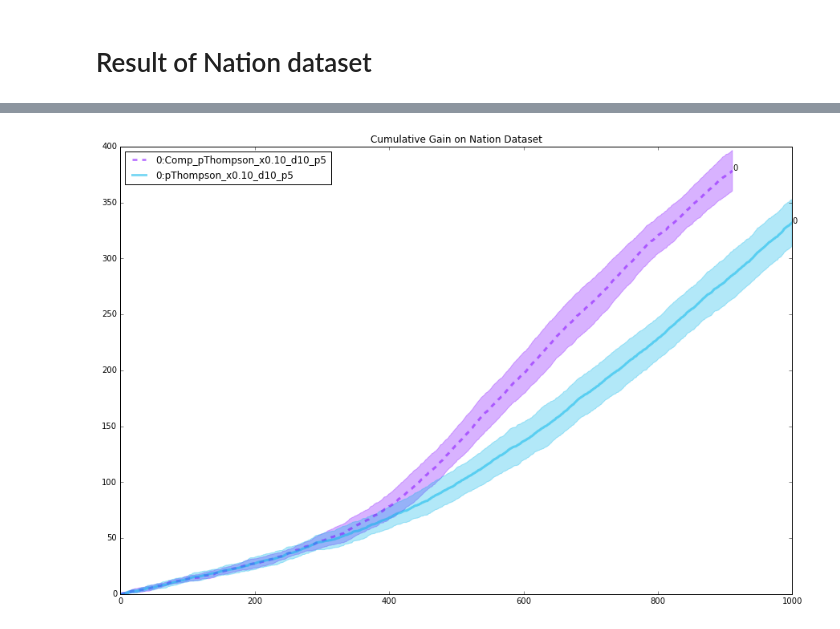
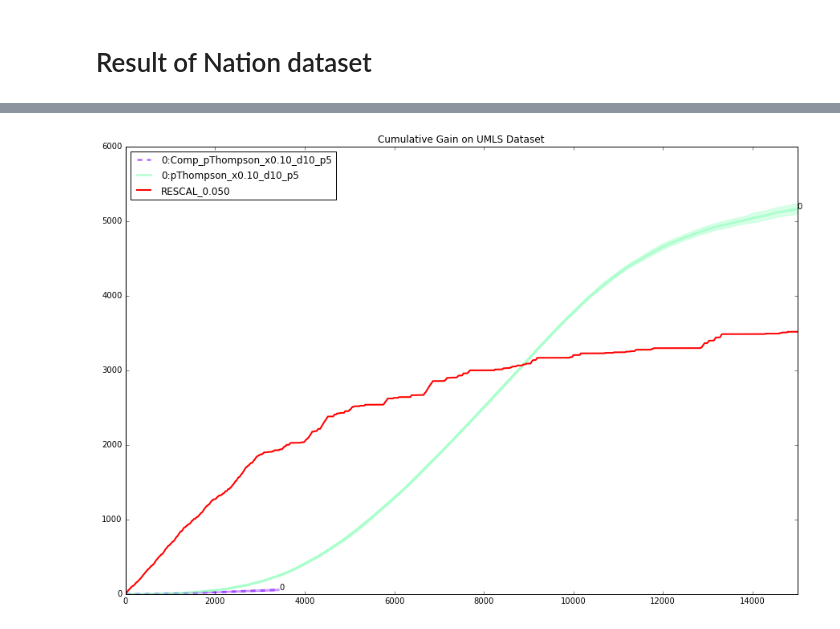
Before and after one commit to dongwookim-ml/almc, a Jupyter notebook: bayesian_rescal/plot_result.ipynb, the cells around one changed output, grey strips where cells are left out. Drawn from its saved outputs; the diff is of its cells as text; code cells hidden in the pictures.

```diff
--- a/bayesian_rescal/plot_result.ipynb
+++ b/bayesian_rescal/plot_result.ipynb
@@ -280,7 +322,7 @@ n_dims = [10]
 n_particles = [5, 10]
 n_test = 10
 
-dest = '../result/kinship_compositional/'
+dest = '../result/kinship/compositional/'
 comp_summary = dict()
 
 for var_x, nt, n_dim, n_particle in itertools.product(varxs, range(n_test+1), n_dims, n_particles):
@@ -369,14 +593,25 @@ for var_x, nt, n_dim, n_particle in itertools.product(varxs, range(n_test+1), n_
+# %%
+mat = loadmat('../data/umls/uml.mat')
+T = np.array(mat['Rs'], np.float32)
+T = np.swapaxes(T, 1, 2)
+T = np.swapaxes(T, 0, 1)  # [relation, entity, entity]
+T[np.isnan(T)] = 0
+
+varxs = [0.1]
+n_dims = [10]
+n_particles = [5]
+n_test = 10
 # %%
-dest = '../result/nation/normal/'
-summary = dict()
-
-for var_x, nt, n_dim, n_particle in itertools.product(varxs, range(n_test+1), n_dims, n_particles):
-    file = os.path.join(dest, 'sRESCAL_varx_%.2f_dim_%d_par_%d_test_%d_convar_False.txt' % (var_x, n_dim, n_particle, nt))
+dest = '../result/umls/rescal/'
+init_obs = [0.05]
+rescal_populating_result = dict()
+for nt, obs in itertools.product(range(10), init_obs):
+    file = os.path.join(dest, 'init_%.3f_rescal_n_dim_10_%d.txt'%(obs, nt))
+    key = (nt, obs)
     if os.path.exists(file):
         seq = [line.split(',') for line in open(file, 'r').readlines()]
         key = (var_x, n_dim, n_particle)
         cum_sum = np.cumsum([T[s] for s in seq])
-
-        if not key in summary:
-            summary[key] = list()
-        summary[key].append(cum_sum)
+        if obs not in rescal_populating_result:
+            rescal_populating_result[obs] = list()
+        rescal_populating_result[obs].append(cum_sum)
@@ -383,7 +667,7 @@ for var_x, nt, n_dim, n_particle in itertools.product(varxs, range(n_test+1), n_
 # %%
-xlim = 1000
+xlim = 15000
 fig = plt.figure(figsize=(15,10))
-color=iter(plt.cm.rainbow(np.linspace(0,1,len(comp_summary)+len(summary)+3)))
+color=iter(plt.cm.rainbow(np.linspace(0,1,len(comp_summary)+len(summary)+len(init_obs))))
 markers = iter(MarkerStyle.markers.keys())
 
 for line_no, key in enumerate(comp_summary.keys()):
@@ -395,32 +679,40 @@ for line_no, key in enumerate(comp_summary.keys()):
     for i, cum_sum in enumerate(comp_summary[key]):
         stat[i] = cum_sum[:min_len]
     c = next(color)
     mean = np.mean(stat, 0)
     stderr = yerr=np.std(stat, 0)
     plt.plot(mean, '--', label='%d:Comp_pThompson_x%.2f_d%d_p%d' % (line_no, key[0], key[1], key[2]),
              color=c, linewidth=3, alpha=0.5)
     plt.fill_between(range(len(mean)), mean-stderr, mean+stderr, alpha=0.3, color=c)
     plt.annotate(str(line_no), xy=(len(mean), mean[-1]))
 
 for line_no, key in enumerate(summary.keys()):
     min_len = xlim
     for cum_sum in summary[key]:
         if len(cum_sum) < min_len:
             min_len = len(cum_sum)
     stat = np.zeros([len(summary[key]), min_len])
     for i, cum_sum in enumerate(summary[key]):
         stat[i] = cum_sum[:min_len]
     c = next(color)
     mean = np.mean(stat, 0)
     stderr = yerr=np.std(stat, 0)
     plt.plot(mean, label='%d:pThompson_x%.2f_d%d_p%d' % (line_no, key[0], key[1], key[2]),
              color=c, linewidth=3, alpha=0.5)
     plt.fill_between(range(len(mean)), mean-stderr, mean+stderr, alpha=0.3, color=c)
     plt.annotate(str(line_no), xy=(len(mean), mean[-1]))
 
+for obs in init_obs:
+    rescal_cumsum = np.mean(rescal_populating_result[obs], 0)
+    rescal_std = np.std(rescal_populating_result[obs], 0)
+    c = next(color)
+    plt.plot(rescal_cumsum, label='RESCAL_%.3f' % (obs), color=c, linewidth=2)
+    plt.fill_between(range(len(rescal_cumsum)), rescal_cumsum-rescal_std, rescal_cumsum+rescal_std, alpha=0.3, color=c)
+
 plt.legend(loc='upper left')
 plt.ylim(ymin=0)
-plt.title('Cumulative Gain on Nation Dataset')
+plt.xlim(xmax=xlim)
+plt.title('Cumulative Gain on UMLS Dataset')
 plt.show()
 # %% [output]
-[figure, old version]
+[figure, new version]
```
Also changed, not shown: parts of 16 cells of this notebook, 16 other files.
